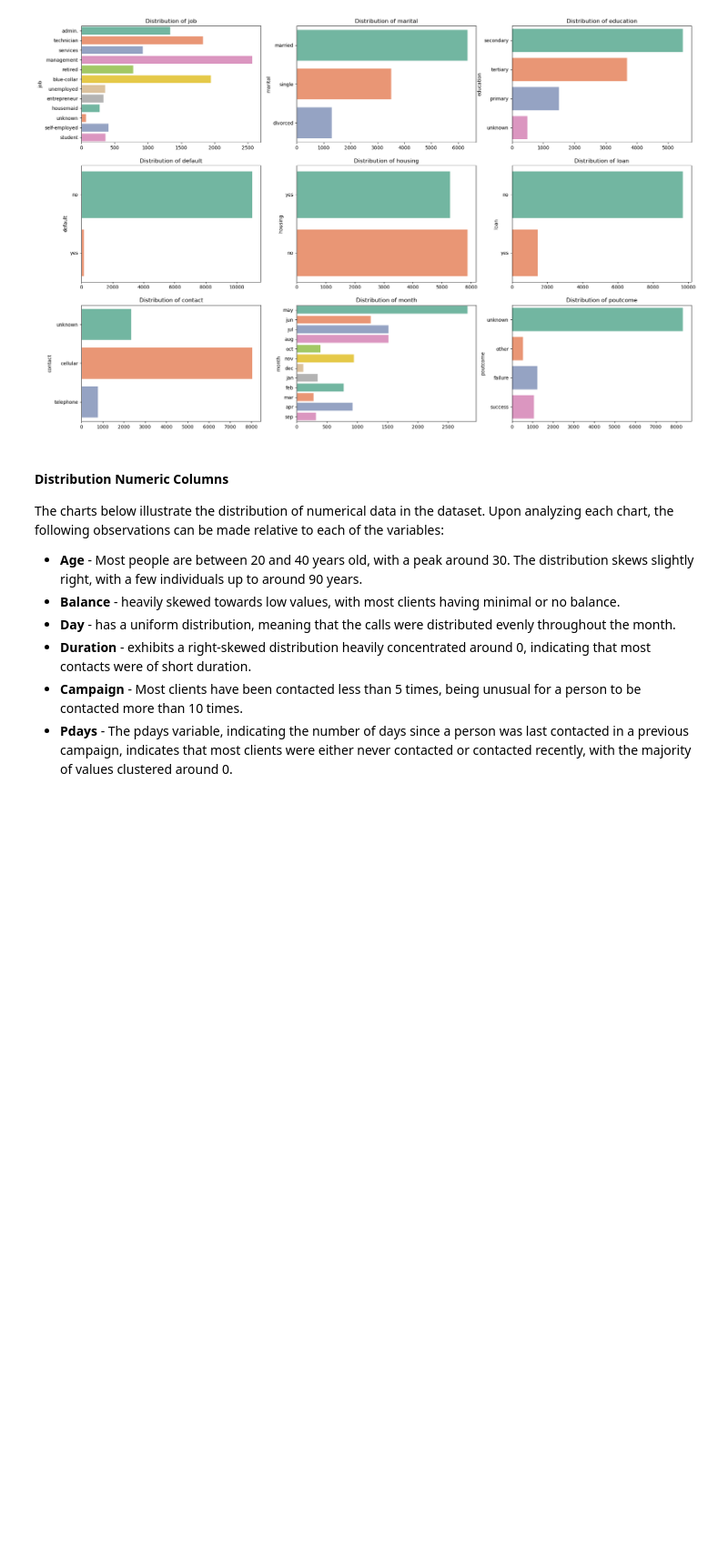
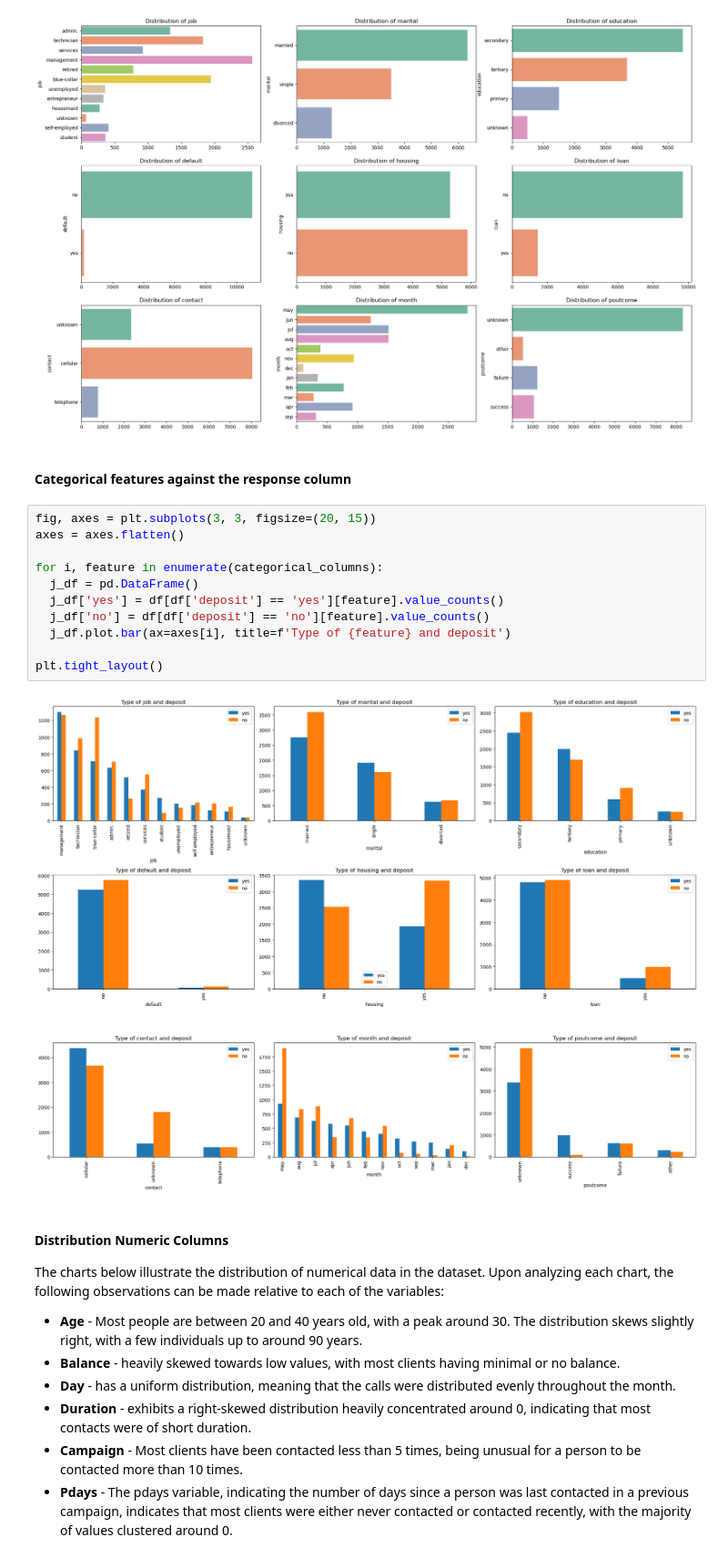
Before and after one commit to Migas77/FAA_Assignment1, a Jupyter notebook: bank_data_analysis.ipynb, the cells around one changed output. Shown at 91% size. Saved outputs shown, nothing was run; the diff lists cells and outputs as text; blank space fills up the shorter version.

Commit message:
more data analysis

```diff
--- a/bank_data_analysis.ipynb
+++ b/bank_data_analysis.ipynb
@@ -136,6 +135,21 @@ for variable, subplot in zip(categorical_columns, ax.flatten()):
   subplot.set_title(f"Distribution of {variable}")
 # %% [output]
 [figure]
+# %% [markdown]
+#### Categorical features against the response column
+# %%
+fig, axes = plt.subplots(3, 3, figsize=(20, 15))
+axes = axes.flatten()
+
+for i, feature in enumerate(categorical_columns):
+  j_df = pd.DataFrame()
+  j_df['yes'] = df[df['deposit'] == 'yes'][feature].value_counts()
+  j_df['no'] = df[df['deposit'] == 'no'][feature].value_counts()
+  j_df.plot.bar(ax=axes[i], title=f'Type of {feature} and deposit')
+
+plt.tight_layout()
+# %% [output]
+[figure, added]
 # %% [markdown]
 #### Distribution Numeric Columns
 The charts below illustrate the distribution of numerical data in the dataset. Upon analyzing each chart, the following observations can be made relative to each of the variables:
```
Also changed, not shown: parts of 3 cells of this notebook.
